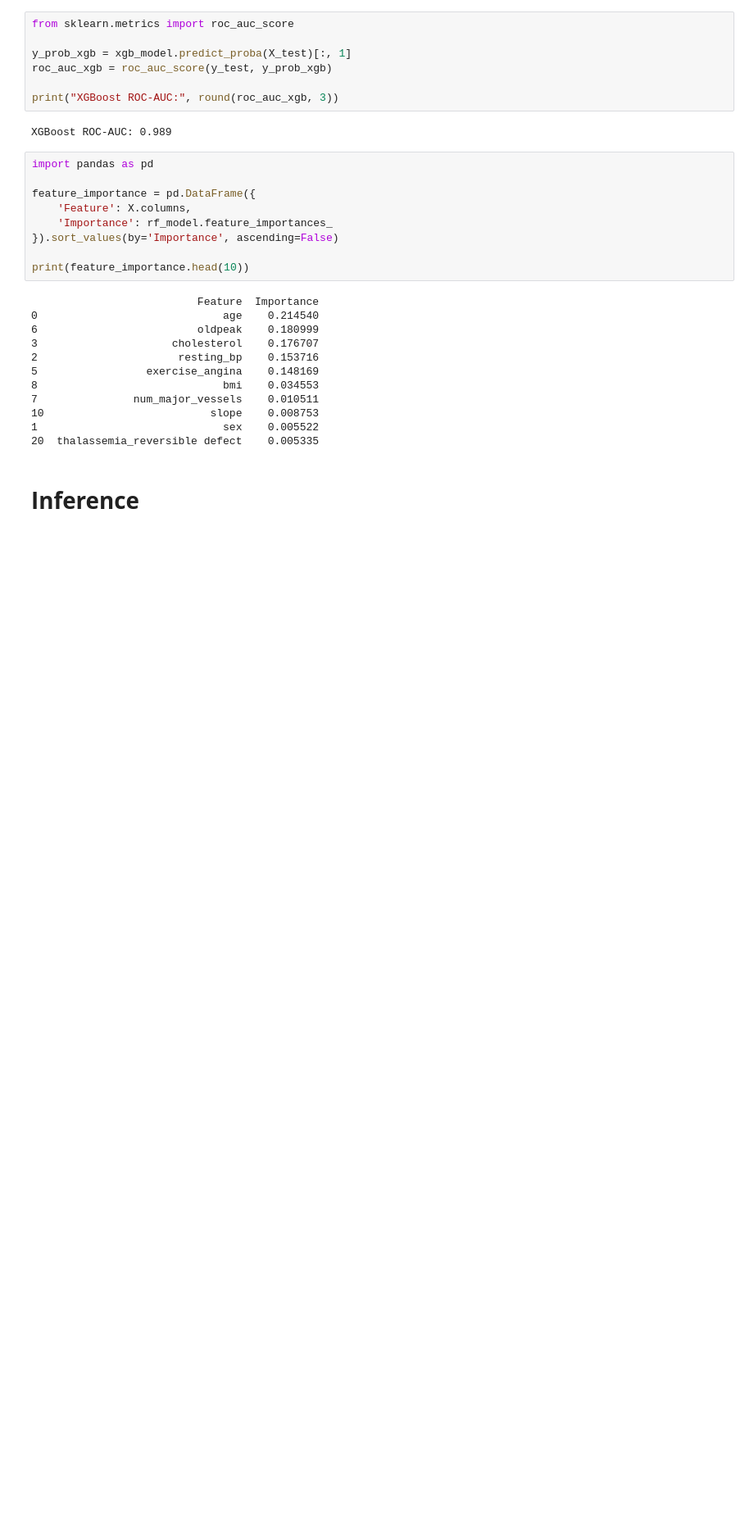
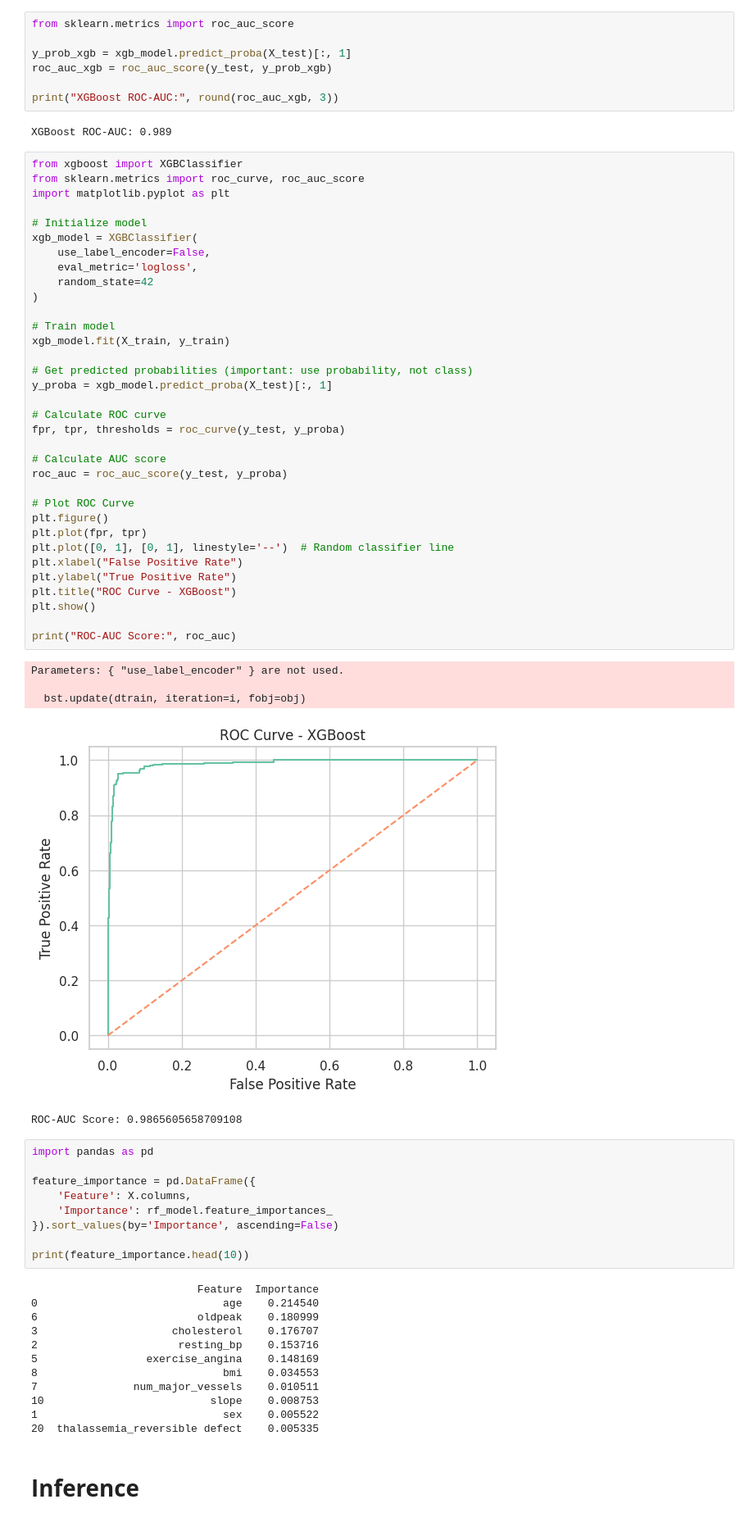
Before and after one commit to LizaKachhot/Prediction-Of-Heart-Failure-Risk-Based-On-Clinical-Data, a Jupyter notebook: Project_Heart_Failure_Risk_Prediction.ipynb, the cells around one changed output. Shown at 82% size. Cells and saved outputs as stored; diff of their text form; blank space fills up the shorter version.

Commit message:
Updated XGBoost model and added ROC curve

```diff
--- a/Project_Heart_Failure_Risk_Prediction.ipynb
+++ b/Project_Heart_Failure_Risk_Prediction.ipynb
@@ -1701,6 +1703,46 @@ roc_auc_xgb = roc_auc_score(y_test, y_prob_xgb)
 print("XGBoost ROC-AUC:", round(roc_auc_xgb, 3))
 # %% [output]
 XGBoost ROC-AUC: 0.989
+# %%
+from xgboost import XGBClassifier
+from sklearn.metrics import roc_curve, roc_auc_score
+import matplotlib.pyplot as plt
+
+# Initialize model
+xgb_model = XGBClassifier(
+    use_label_encoder=False,
+    eval_metric='logloss',
+    random_state=42
+)
+
+# Train model
+xgb_model.fit(X_train, y_train)
+
+# Get predicted probabilities (important: use probability, not class)
+y_proba = xgb_model.predict_proba(X_test)[:, 1]
+
+# Calculate ROC curve
+fpr, tpr, thresholds = roc_curve(y_test, y_proba)
+
+# Calculate AUC score
+roc_auc = roc_auc_score(y_test, y_proba)
+
+# Plot ROC Curve
+plt.figure()
+plt.plot(fpr, tpr)
+plt.plot([0, 1], [0, 1], linestyle='--')  # Random classifier line
+plt.xlabel("False Positive Rate")
+plt.ylabel("True Positive Rate")
+plt.title("ROC Curve - XGBoost")
+plt.show()
+
+print("ROC-AUC Score:", roc_auc)
+# %% [output]
+Parameters: { "use_label_encoder" } are not used.
+
+  bst.update(dtrain, iteration=i, fobj=obj)
+[figure, added]
+ROC-AUC Score: 0.9865605658709108
 # %%
 import pandas as pd
 
```
Also changed, not shown: parts of 3 cells of this notebook, 5 other files.
